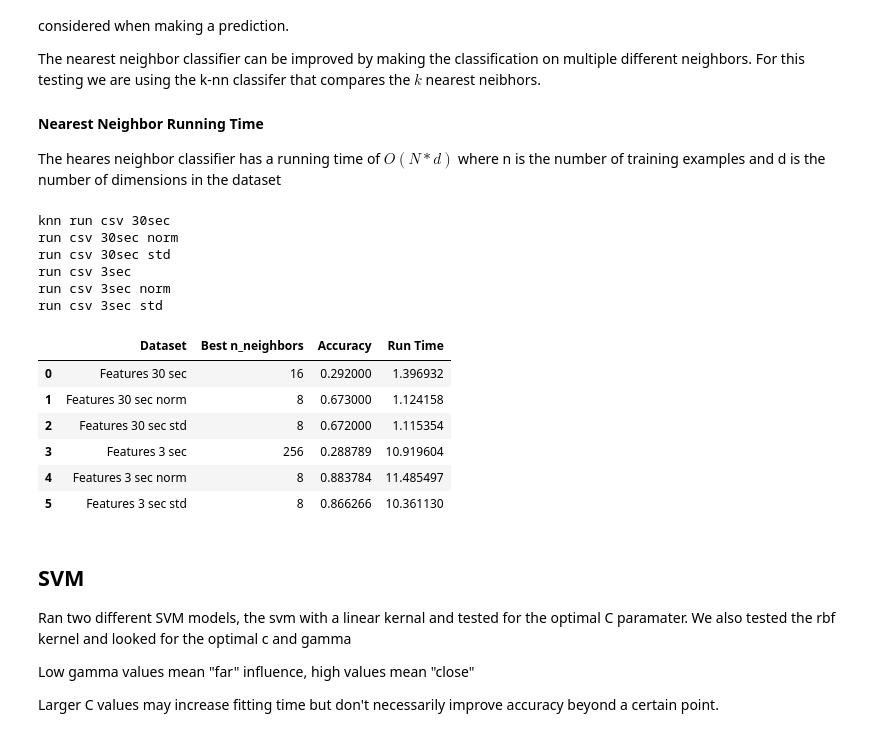
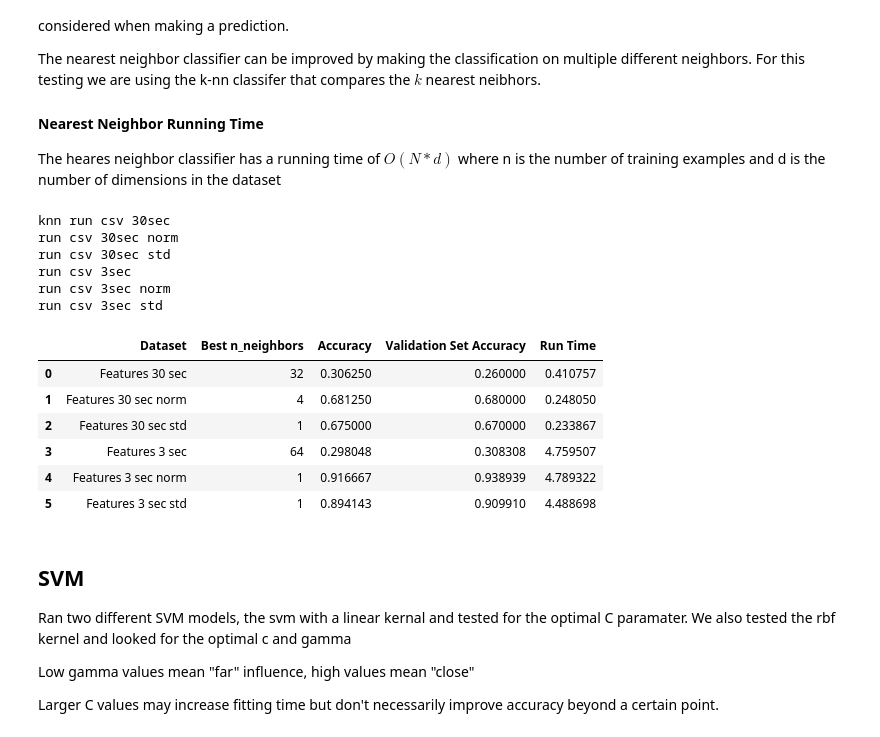
Before and after one commit to ingjacob/CS345_Term_Project, a Jupyter notebook: Jupyter_Notebook/Dataloader.ipynb, the cells around one changed output. Drawn from its saved outputs; the diff is of its cells as text; code cells hidden in the pictures.

```diff
--- a/Jupyter_Notebook/Dataloader.ipynb
+++ b/Jupyter_Notebook/Dataloader.ipynb
@@ -182,33 +226,35 @@ The heares neighbor classifier has a running time of $O(N * d)$ where n is the n
 # %%
 from sklearn.neighbors import KNeighborsClassifier
 
-def testKNN(features, labels, paramgrid):
+def testKNN(features, labels, paramgrid, valFeatures, valLabels):
 
     model = KNeighborsClassifier()
     best_estimator, accuracy, run_time = girdSearchClassifier(model, features, labels, paramgrid)
+    y_pred = best_estimator.predict(valFeatures)
+    val_accuracy = np.mean(y_pred == valLabels)
 
-    return best_estimator.get_params()['n_neighbors'], accuracy, run_time
+    return best_estimator.get_params()['n_neighbors'], accuracy, val_accuracy, run_time
 # %%
 knn_param_grid = {
-    'n_neighbors': [1,2,4,8,16,32,64,128, 256, 512]
+    'n_neighbors': [1,2,4,8,16,32,64,128,256,512]
 }
 print("knn run csv 30sec")
-knn_csv30sec_best_estimator, knn_csv30sec_accuracy, knn_csv30sec_time = testKNN(X_30sec, y_30sec, knn_param_grid)
+knn_csv30sec_best_estimator, knn_csv30sec_accuracy, knn_csv30sec_val_accuracy, knn_csv30sec_time = testKNN(X_30sec_train, y_30sec_train, knn_param_grid, X_30sec_val, y_30sec_val)
 
 print("run csv 30sec norm")
-knn_csv30sec_norm_best_estimator, knn_csv30sec_norm_accuracy, knn_csv30sec_norm_time = testKNN(X_30sec_norm, y_30sec, knn_param_grid)
+knn_csv30sec_norm_best_estimator, knn_csv30sec_norm_accuracy, knn_csv30sec_norm_val_accuracy, knn_csv30sec_norm_time = testKNN(X_30sec_norm_train, y_30sec_train, knn_param_grid, X_30sec_norm_val, y_30sec_val)
 
 print("run csv 30sec std")
-knn_csv30sec_std_best_estimator, knn_csv30sec_std_accuracy, knn_csv30sec_std_time = testKNN(X_30sec_std, y_30sec, knn_param_grid)
+knn_csv30sec_std_best_estimator, knn_csv30sec_std_accuracy, knn_csv30sec_std_val_accuracy, knn_csv30sec_std_time = testKNN(X_30sec_std_train, y_30sec_train, knn_param_grid, X_30sec_std_val, y_30sec_val)
 
 print("run csv 3sec")
-knn_csv3sec_best_estimator, knn_csv3sec_accuracy, knn_csv3sec_time = testKNN(X_3sec, y_3sec, knn_param_grid)
+knn_csv3sec_best_estimator, knn_csv3sec_accuracy, knn_csv3sec_val_accuracy, knn_csv3sec_time = testKNN(X_3sec_train, y_3sec_train, knn_param_grid, X_3sec_val, y_3sec_val)
 
 print("run csv 3sec norm")
-knn_csv3sec_norm_best_estimator, knn_csv3sec_norm_accuracy, knn_csv3sec_norm_time = testKNN(X_3sec_norm, y_3sec, knn_param_grid)
+knn_csv3sec_norm_best_estimator, knn_csv3sec_norm_accuracy, knn_csv3sec_norm_val_accuracy, knn_csv3sec_norm_time = testKNN(X_3sec_norm_train, y_3sec_train, knn_param_grid, X_3sec_norm_val, y_3sec_val)
 
 print("run csv 3sec std")
-knn_csv3sec_std_best_estimator, knn_csv3sec_std_accuracy, knn_csv3sec_std_time = testKNN(X_3sec_std, y_3sec, knn_param_grid)
+knn_csv3sec_std_best_estimator, knn_csv3sec_std_accuracy, knn_csv3sec_std_val_accuracy, knn_csv3sec_std_time = testKNN(X_3sec_std_train, y_3sec_train, knn_param_grid, X_3sec_std_val, y_3sec_val)
 
 pd.DataFrame({
     "Dataset": ["Features 30 sec", "Features 30 sec norm", "Features 30 sec std", "Features 3 sec", "Features 3 sec norm", "Features 3 sec std"],
@@ -217,40 +263,48 @@ pd.DataFrame({
         knn_csv30sec_norm_best_estimator,
         knn_csv30sec_std_best_estimator,
         knn_csv3sec_best_estimator,
         knn_csv3sec_norm_best_estimator,
         knn_csv3sec_std_best_estimator
     ],
     "Accuracy": [
         knn_csv30sec_accuracy,
         knn_csv30sec_norm_accuracy,
         knn_csv30sec_std_accuracy,
         knn_csv3sec_accuracy,
         knn_csv3sec_norm_accuracy,
         knn_csv3sec_std_accuracy
     ],
+    "Validation Set Accuracy": [
+        knn_csv30sec_val_accuracy,
+        knn_csv30sec_norm_val_accuracy,
+        knn_csv30sec_std_val_accuracy,
+        knn_csv3sec_val_accuracy,
+        knn_csv3sec_norm_val_accuracy,
+        knn_csv3sec_std_val_accuracy
+    ],
     "Run Time": [
         knn_csv30sec_time,
         knn_csv30sec_norm_time,
         knn_csv30sec_std_time,
         knn_csv3sec_time,
         knn_csv3sec_norm_time,
         knn_csv3sec_std_time
     ]
 })
 # %% [output]
 knn run csv 30sec
 run csv 30sec norm
 run csv 30sec std
 run csv 3sec
 run csv 3sec norm
 run csv 3sec std
-|  | Dataset | Best n_neighbors | Accuracy | Run Time |
-| 0 | Features 30 sec | 16 | 0.292000 | 1.396932 |
-| 1 | Features 30 sec norm | 8 | 0.673000 | 1.124158 |
-| 2 | Features 30 sec std | 8 | 0.672000 | 1.115354 |
-| 3 | Features 3 sec | 256 | 0.288789 | 10.919604 |
-| 4 | Features 3 sec norm | 8 | 0.883784 | 11.485497 |
-| 5 | Features 3 sec std | 8 | 0.866266 | 10.361130 |
+|  | Dataset | Best n_neighbors | Accuracy | Validation Set Accuracy | Run Time |
+| 0 | Features 30 sec | 32 | 0.306250 | 0.260000 | 0.410757 |
+| 1 | Features 30 sec norm | 4 | 0.681250 | 0.680000 | 0.248050 |
+| 2 | Features 30 sec std | 1 | 0.675000 | 0.670000 | 0.233867 |
+| 3 | Features 3 sec | 64 | 0.298048 | 0.308308 | 4.759507 |
+| 4 | Features 3 sec norm | 1 | 0.916667 | 0.938939 | 4.789322 |
+| 5 | Features 3 sec std | 1 | 0.894143 | 0.909910 | 4.488698 |
 # %% [markdown]
 ## SVM
 
```
Also changed, not shown: parts of 20 cells of this notebook.
